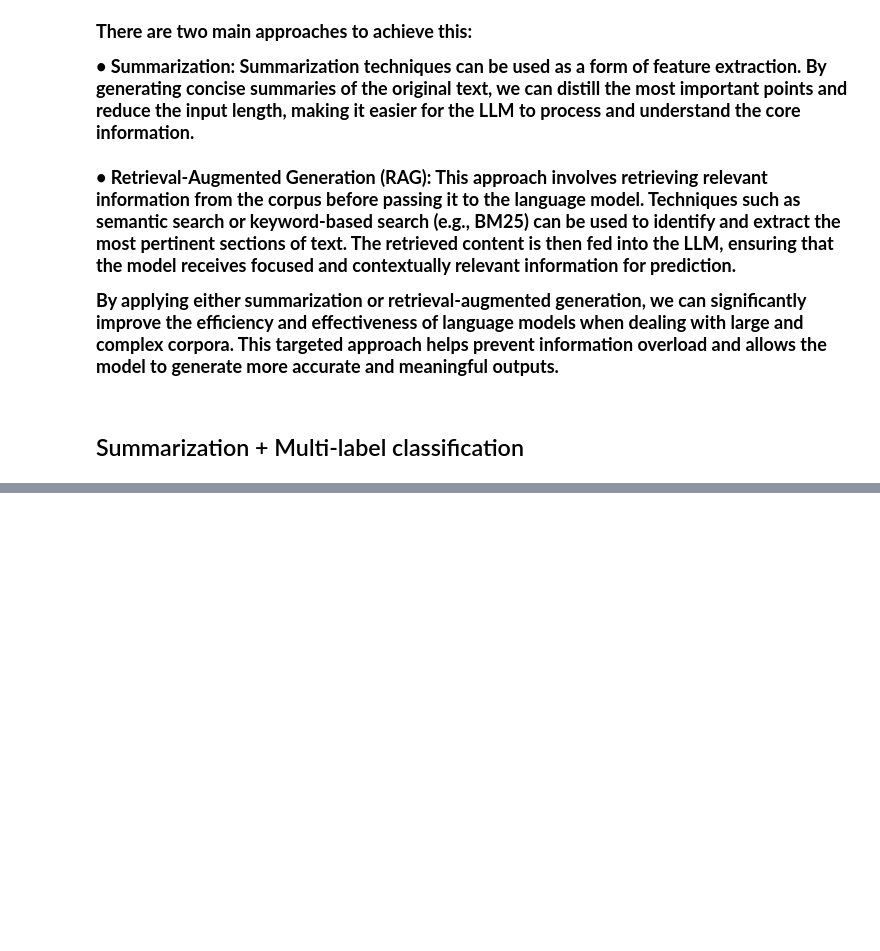
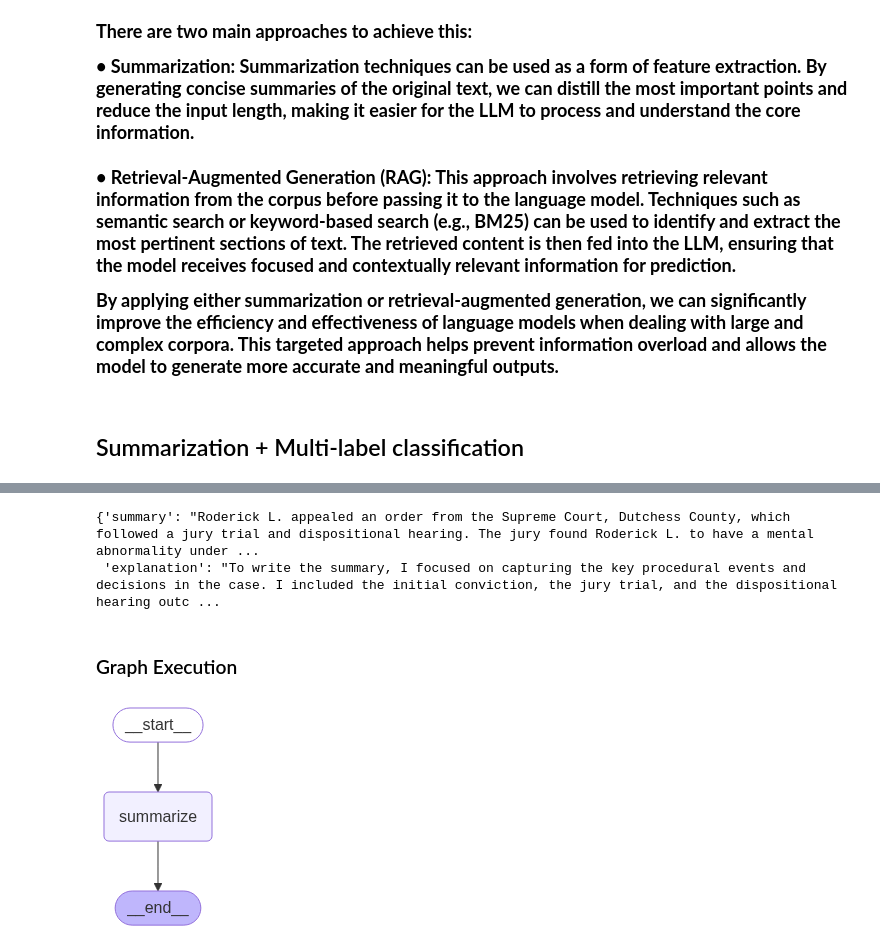
Before and after one commit to iamjiang/Misc, a Jupyter notebook: report/Addition_experiment_q3.ipynb, the cells around one changed output, grey strips where cells are left out. Saved outputs shown, nothing was run; the diff lists cells and outputs as text; code cells hidden in the pictures; blank space fills up the shorter version.

```diff
--- a/report/Addition_experiment_q3.ipynb
+++ b/report/Addition_experiment_q3.ipynb
@@ -21,0 +45,9 @@ By applying either summarization or retrieval-augmented generation, we can signi
+# %%
+### Load Dataset for model training and evaluation ###
+data_path=os.path.join(os.getcwd(), 'processed_data')
+with open(os.path.join(data_path,'data.pkl'), 'rb') as f:
+    df = pickle.load(f)
+# %%
+sample_df = df[(df['word_count'] >= 500) & (df['word_count'] <= 2000)]\
+    .loc[:,['full_text','postures','word_count']]\
+    .sample(n=10, random_state=42).reset_index(drop=True)
@@ -21,0 +127,15 @@ By applying either summarization or retrieval-augmented generation, we can signi
+# %%
+def parse_summary(xml_string: str) -> dict:
+    summary_pattern = r"<summary>(.*?)</summary>"
+    explanation_pattern = r"<explanation>(.*?)</explanation>"
+    summary_match = re.search(summary_pattern, xml_string, re.DOTALL)
+    explanation_match = re.search(explanation_pattern, xml_string, re.DOTALL)
+    summary = summary_match.group(1).strip() if summary_match else ""
+    explanation = explanation_match.group(1).strip() if explanation_match else ""
+    return {"summary": summary, "explanation": explanation}
+# %%
+from langchain_openai import ChatOpenAI
+model = ChatOpenAI(
+    model="gpt-4o",
+    temperature=0.0
+)
@@ -21,0 +182,18 @@ By applying either summarization or retrieval-augmented generation, we can signi
+# %%
+summary_chain.invoke({"content": docs[0]["content"],
+                      "summary_length":docs[0]["summary_length"],
+                      "explanation_length":docs[0]["explanation_length"]})
+# %% [output]
+{'summary': "Roderick L. appealed an order from the Supreme Court, Dutchess County, which followed a jury trial and dispositional hearing. The jury found Roderick L. to have a mental abnormality under ...
+ 'explanation': "To write the summary, I focused on capturing the key procedural events and decisions in the case. I included the initial conviction, the jury trial, and the dispositional hearing outc ...
+# %% [markdown]
+### Graph Execution
+# %%
+graph=StateGraph(GraphState)
+graph.add_node("summarize", map_reduce_chain)
+graph.add_edge(START, "summarize")
+graph.add_edge("summarize",END)
+app=graph.compile()
+display(Image(app.get_graph().draw_mermaid_png()))
+# %% [output]
+[figure, added]
```
Also changed, not shown: parts of 11 cells of this notebook.
